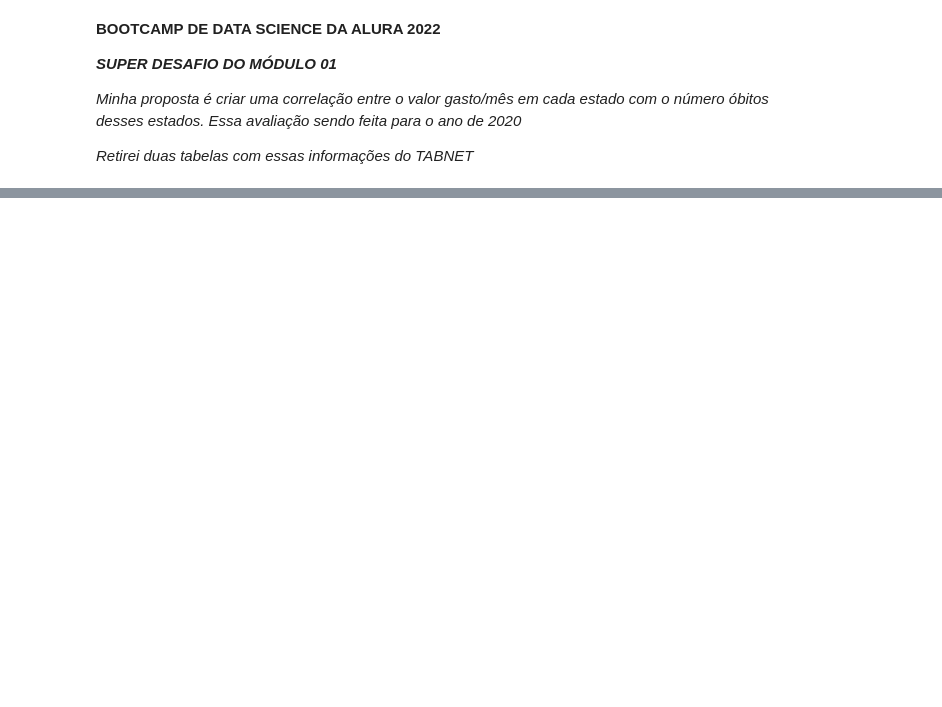
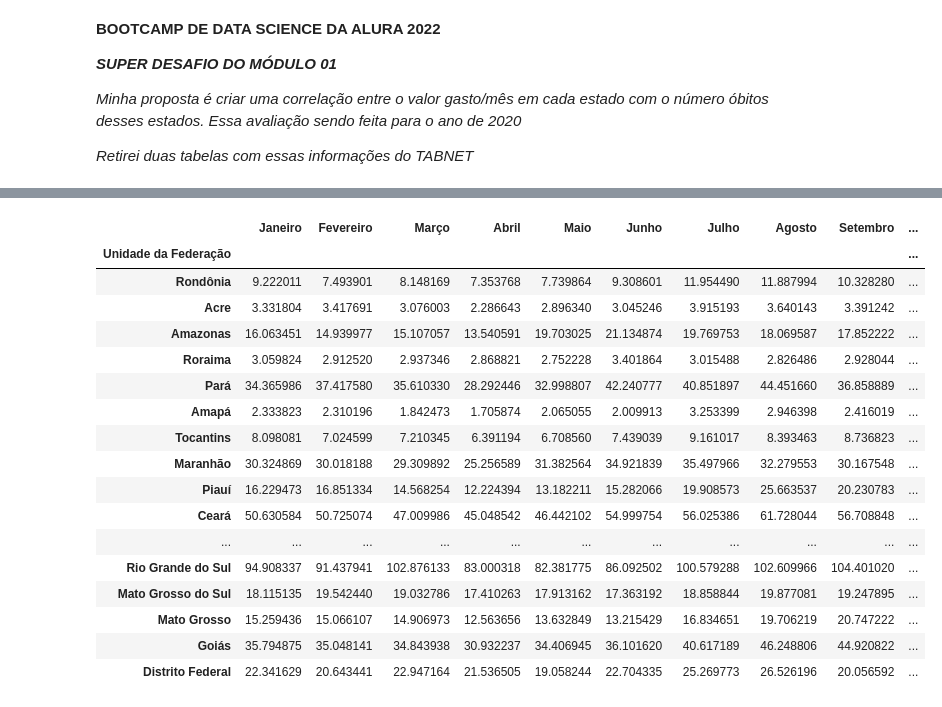
Before and after one commit to ricardosaj/Bootcamp-Data-Science-Alura, a Jupyter notebook: CadernoDoSuperDesafioModulo01.ipynb, the cells around one changed output, grey strips where cells are left out. Saved outputs shown, nothing was run; the diff lists cells and outputs as text; code cells hidden in the pictures; blank space fills up the shorter version.

```diff
--- a/CadernoDoSuperDesafioModulo01.ipynb
+++ b/CadernoDoSuperDesafioModulo01.ipynb
@@ -27,0 +89,25 @@ obitosporestadoem2020.head()
+# %%
+# Transformar a coluna "Unidade da Federação" no index
+gastosporestadoem2020.set_index('Unidade da Federação', inplace=True)
+# dividi os valores por 1000000 (1 milhão) para que o valor fique
+gastosporestadoem2020 = gastosporestadoem2020 / 1000000
+gastosporestadoem2020
+# %% [output]
+|  | Janeiro | Fevereiro | Março | Abril | Maio | Junho | Julho | Agosto | Setembro | ... |
+| Unidade da Federação |  |  |  |  |  |  |  |  |  | ... |
+| Rondônia | 9.222011 | 7.493901 | 8.148169 | 7.353768 | 7.739864 | 9.308601 | 11.954490 | 11.887994 | 10.328280 | ... |
+| Acre | 3.331804 | 3.417691 | 3.076003 | 2.286643 | 2.896340 | 3.045246 | 3.915193 | 3.640143 | 3.391242 | ... |
+| Amazonas | 16.063451 | 14.939977 | 15.107057 | 13.540591 | 19.703025 | 21.134874 | 19.769753 | 18.069587 | 17.852222 | ... |
+| Roraima | 3.059824 | 2.912520 | 2.937346 | 2.868821 | 2.752228 | 3.401864 | 3.015488 | 2.826486 | 2.928044 | ... |
+| Pará | 34.365986 | 37.417580 | 35.610330 | 28.292446 | 32.998807 | 42.240777 | 40.851897 | 44.451660 | 36.858889 | ... |
+| Amapá | 2.333823 | 2.310196 | 1.842473 | 1.705874 | 2.065055 | 2.009913 | 3.253399 | 2.946398 | 2.416019 | ... |
+| Tocantins | 8.098081 | 7.024599 | 7.210345 | 6.391194 | 6.708560 | 7.439039 | 9.161017 | 8.393463 | 8.736823 | ... |
+| Maranhão | 30.324869 | 30.018188 | 29.309892 | 25.256589 | 31.382564 | 34.921839 | 35.497966 | 32.279553 | 30.167548 | ... |
+| Piauí | 16.229473 | 16.851334 | 14.568254 | 12.224394 | 13.182211 | 15.282066 | 19.908573 | 25.663537 | 20.230783 | ... |
+| Ceará | 50.630584 | 50.725074 | 47.009986 | 45.048542 | 46.442102 | 54.999754 | 56.025386 | 61.728044 | 56.708848 | ... |
+| ... | ... | ... | ... | ... | ... | ... | ... | ... | ... | ... |
+| Rio Grande do Sul | 94.908337 | 91.437941 | 102.876133 | 83.000318 | 82.381775 | 86.092502 | 100.579288 | 102.609966 | 104.401020 | ... |
+| Mato Grosso do Sul | 18.115135 | 19.542440 | 19.032786 | 17.410263 | 17.913162 | 17.363192 | 18.858844 | 19.877081 | 19.247895 | ... |
+| Mato Grosso | 15.259436 | 15.066107 | 14.906973 | 12.563656 | 13.632849 | 13.215429 | 16.834651 | 19.706219 | 20.747222 | ... |
+| Goiás | 35.794875 | 35.048141 | 34.843938 | 30.932237 | 34.406945 | 36.101620 | 40.617189 | 46.248806 | 44.920822 | ... |
+| Distrito Federal | 22.341629 | 20.643441 | 22.947164 | 21.536505 | 19.058244 | 22.704335 | 25.269773 | 26.526196 | 20.056592 | ... |
```
Also changed, not shown: parts of 9 cells of this notebook.
